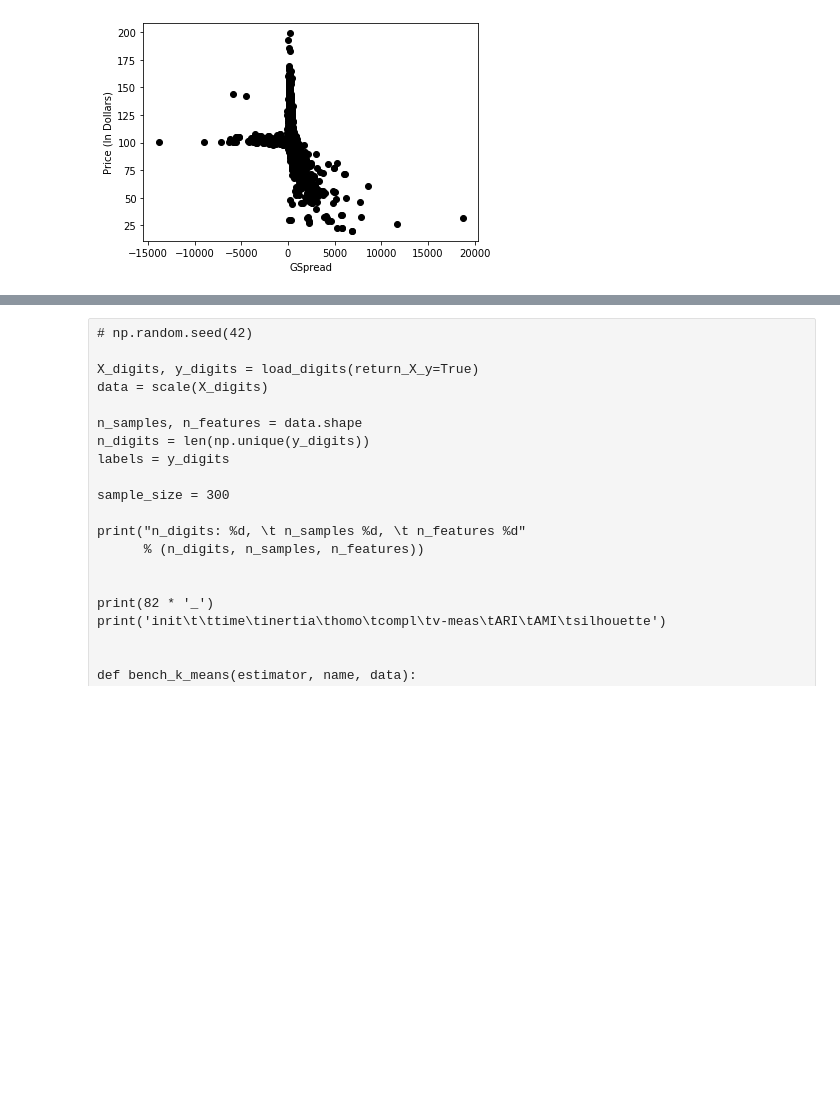
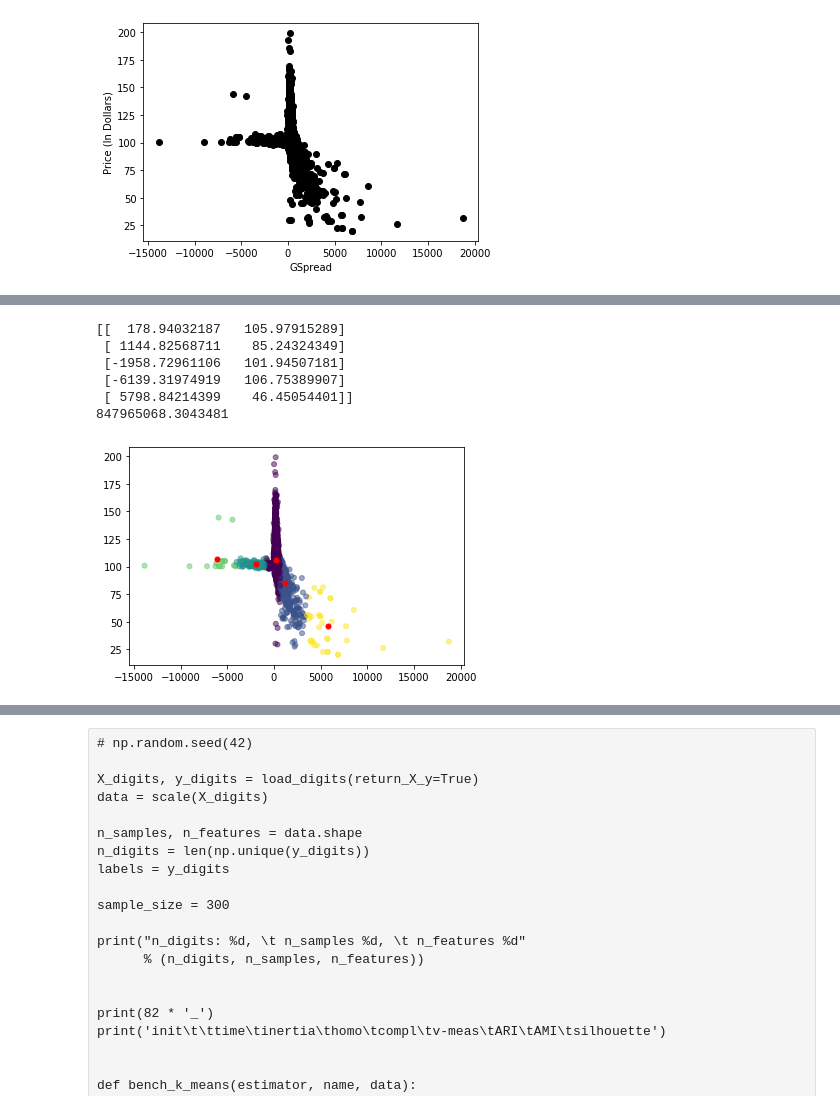
Before and after one commit to caopuzheng/queens_capstone, a Jupyter notebook: Capstone_Pre-processing_Clustering.ipynb, the cells around one changed output, grey strips where cells are left out. Cells and saved outputs as stored; diff of their text form; code cells hidden in the pictures; blank space fills up the shorter version.

```diff
--- a/Capstone_Pre-processing_Clustering.ipynb
+++ b/Capstone_Pre-processing_Clustering.ipynb
@@ -180,0 +190,22 @@ NameError: name 'order_centroids' is not defined
+# %%
+# Visualization only
+df_2 = df[['GSpread', 'Price']]
+
+kmeans2 = KMeans(n_clusters=5, init='k-means++', max_iter=500,
+               n_init=30, verbose=False, random_state=42).fit(df_2)
+centroids_kmeans2 = kmeans2.cluster_centers_
+inertias_kmeans2 = kmeans2.inertia_
+print(centroids_kmeans2)
+print(inertias_kmeans2)
+
+plt.scatter(df_2['GSpread'], df_2['Price'], c= kmeans2.labels_.astype(float), s=25, alpha=0.5)
+plt.scatter(centroids_kmeans2[:, 0], centroids_kmeans2[:, 1], c='red', s=25)
+plt.show()
+# %% [output]
+[[  178.94032187   105.97915289]
+ [ 1144.82568711    85.24324349]
+ [-1958.72961106   101.94507181]
+ [-6139.31974919   106.75389907]
+ [ 5798.84214399    46.45054401]]
+847965068.3043481
+[figure, added]
```
Also changed, not shown: parts of 10 cells of this notebook.
